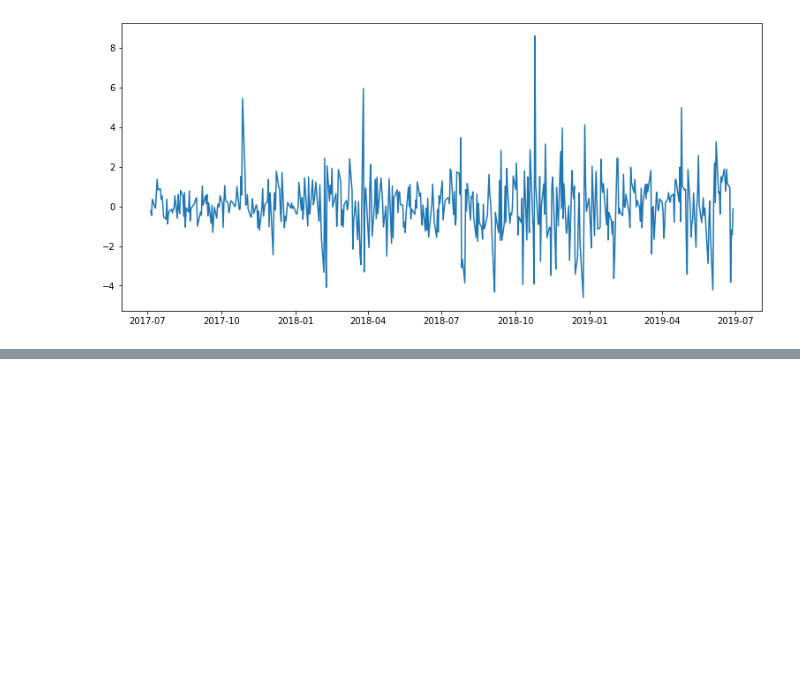
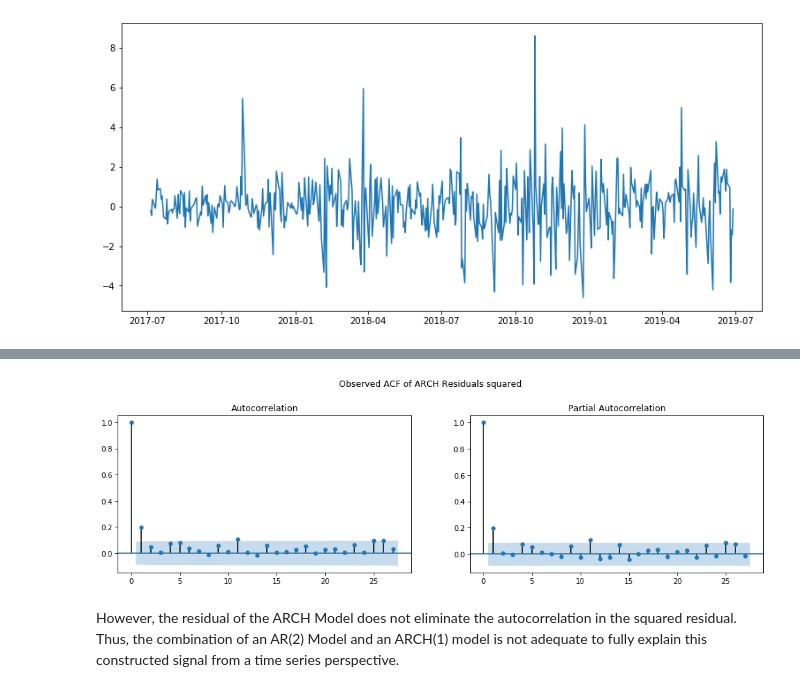
Before and after one commit to stevenkxu/TimeSeriesProject, a Jupyter notebook: 6351_Final_Project.ipynb, the cells around one changed output, grey strips where cells are left out. Drawn from its saved outputs; the diff is of its cells as text; code cells hidden in the pictures; blank space fills up the shorter version.

```diff
--- a/6351_Final_Project.ipynb
+++ b/6351_Final_Project.ipynb
@@ -842,0 +848,8 @@ plt.plot(resarch.resid)
+# %%
+fig, axes = plt.subplots(1,2,figsize=(16,4), dpi= 75)
+fig.suptitle("Observed ACF of ARCH Residuals squared", y=1.05)
+plot_acf(resarch.resid**2, ax = axes[0]); plot_pacf(resarch.resid**2, ax = axes[1]);
+# %% [output]
+[figure, added]
+# %% [markdown]
+However, the residual of the ARCH Model does not eliminate the autocorrelation in the squared residual. Thus, the combination of an AR(2) Model and an ARCH(1) model is not adequate to fully explain this constructed signal from a time series perspective.
```
Also changed, not shown: parts of 17 cells of this notebook.
